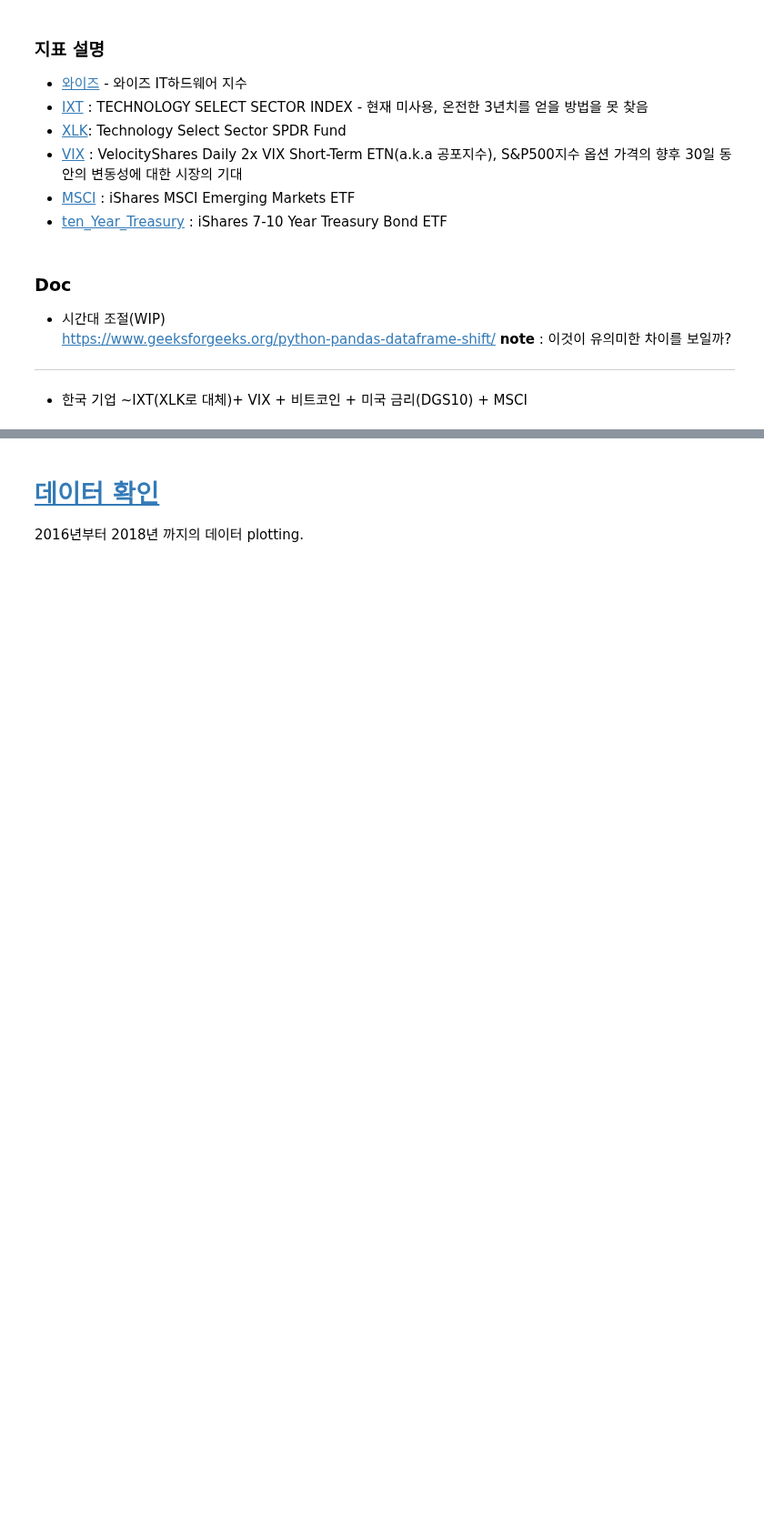
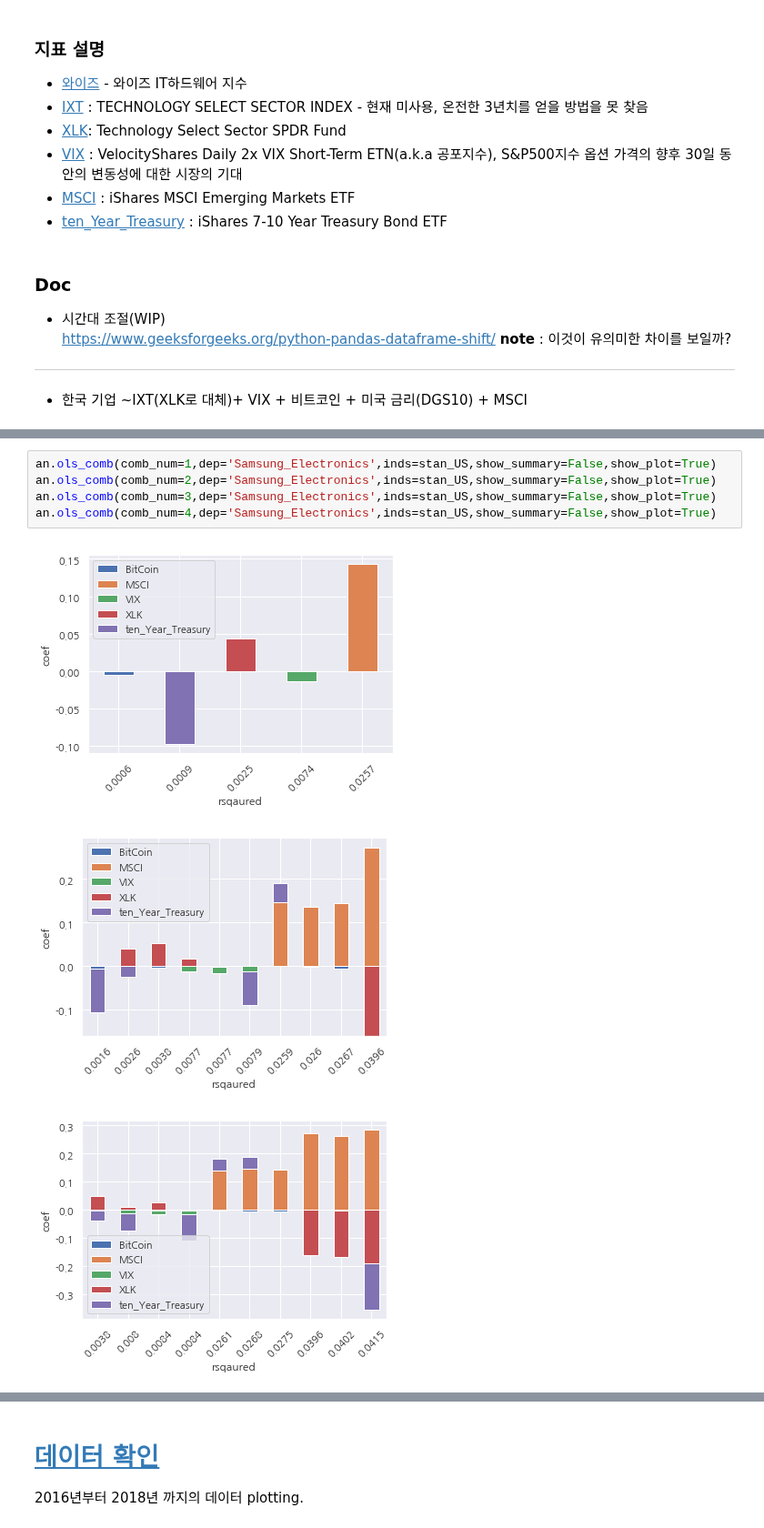
Before and after one commit to kooBH/FinanceServer, a Jupyter notebook: Doc.ipynb, the cells around one changed output, grey strips where cells are left out. Shown at 91% size. Cells and saved outputs as stored; diff of their text form; blank space fills up the shorter version.

Commit message:
OLS plotting

```diff
--- a/Doc.ipynb
+++ b/Doc.ipynb
@@ -308,0 +121,9 @@ for idx in com:
+# %%
+an.ols_comb(comb_num=1,dep='Samsung_Electronics',inds=stan_US,show_summary=False,show_plot=True)
+an.ols_comb(comb_num=2,dep='Samsung_Electronics',inds=stan_US,show_summary=False,show_plot=True)
+an.ols_comb(comb_num=3,dep='Samsung_Electronics',inds=stan_US,show_summary=False,show_plot=True)
+an.ols_comb(comb_num=4,dep='Samsung_Electronics',inds=stan_US,show_summary=False,show_plot=True)
+# %% [output]
+[figure, added]
+[figure, added]
+[figure, added]
```
Also changed, not shown: parts of 13 cells of this notebook, 2 other files.
